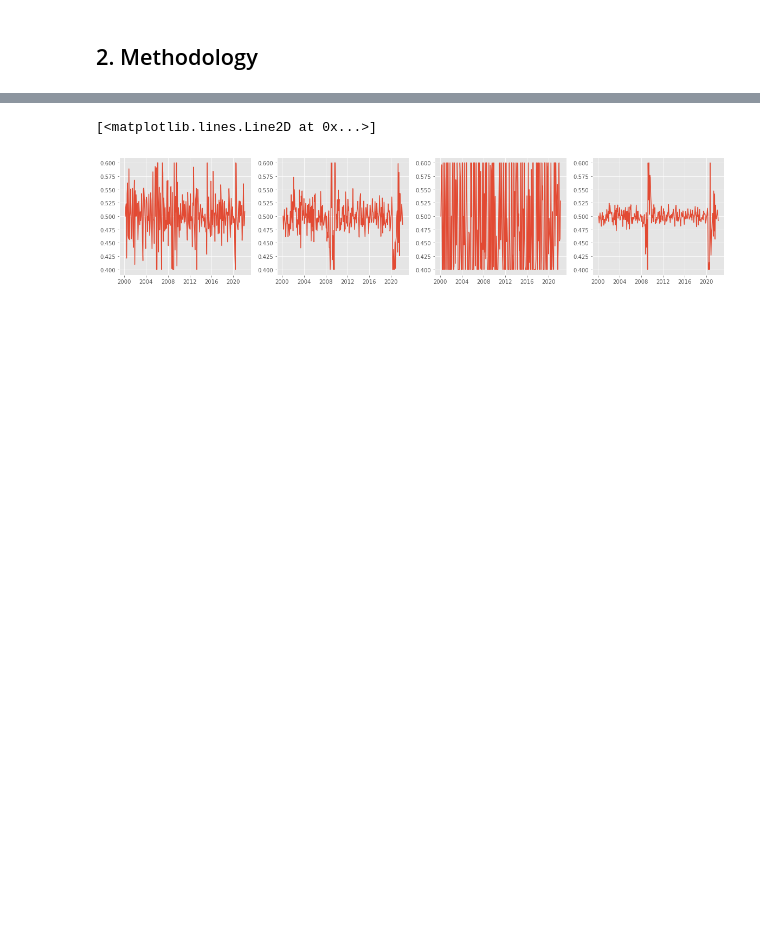
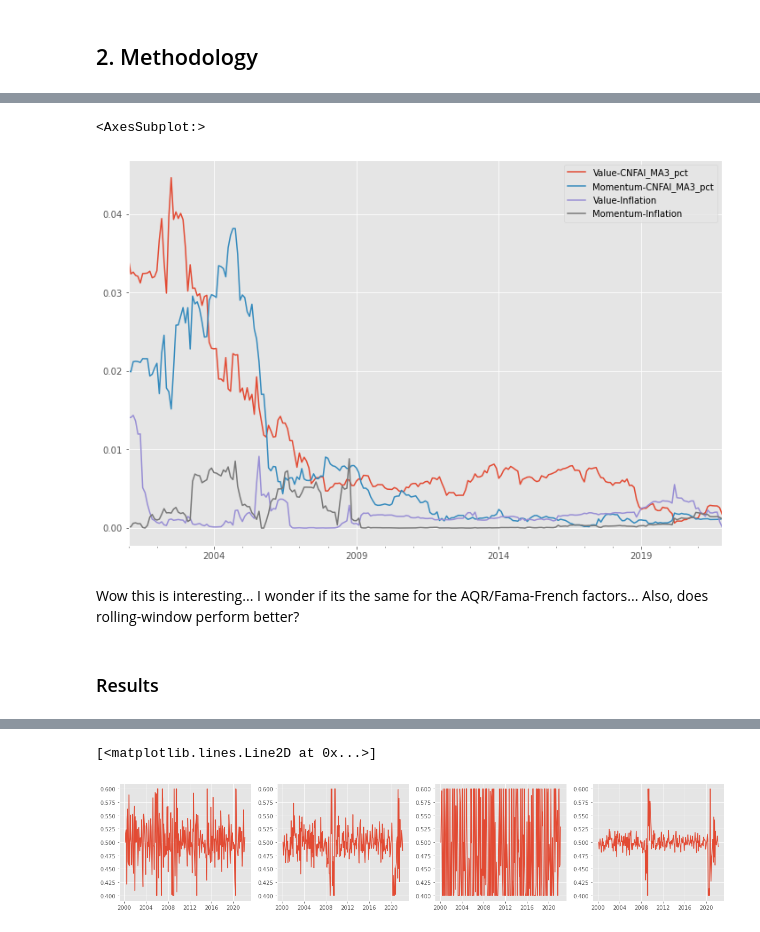
Before and after one commit to charlesyew/quant-methods-project, a Jupyter notebook: Quant Methods Project.ipynb, the cells around one changed output, grey strips where cells are left out. Drawn from its saved outputs; the diff is of its cells as text; code cells hidden in the pictures; blank space fills up the shorter version.

```diff
--- a/Quant Methods Project.ipynb
+++ b/Quant Methods Project.ipynb
@@ -39,0 +484,23 @@ text_file.close()
+# %%
+# r^2 of univariate regression
+timevar_list = ['CNFAI_MA3_pct', 'Inflation']
+factor_list = ['Value', 'Momentum']
+expanding_window = pd.date_range(test_start_date0, test_end_date0, freq = 'M')
+
+r2_table = pd.DataFrame(index = expanding_window)
+
+for last_date in expanding_window:
+    for timevar in timevar_list:
+        for factor in factor_list:
+            r2, beta0, beta1 = run_ols(timevar, factor , train_start_date0, last_date)
+            r2_table.loc[last_date, factor + '-' + timevar] = r2
+
+r2_table.plot(figsize = (12,8))
+# %% [output]
+<AxesSubplot:>
+[figure, added]
+# %% [markdown]
+Wow this is interesting... I wonder if its the same for the AQR/Fama-French factors... Also, does rolling-window perform better?
+# %% [markdown]
+<a id = 'results'> </a>
+<h3> Results
```
Also changed, not shown: parts of 73 cells of this notebook.
